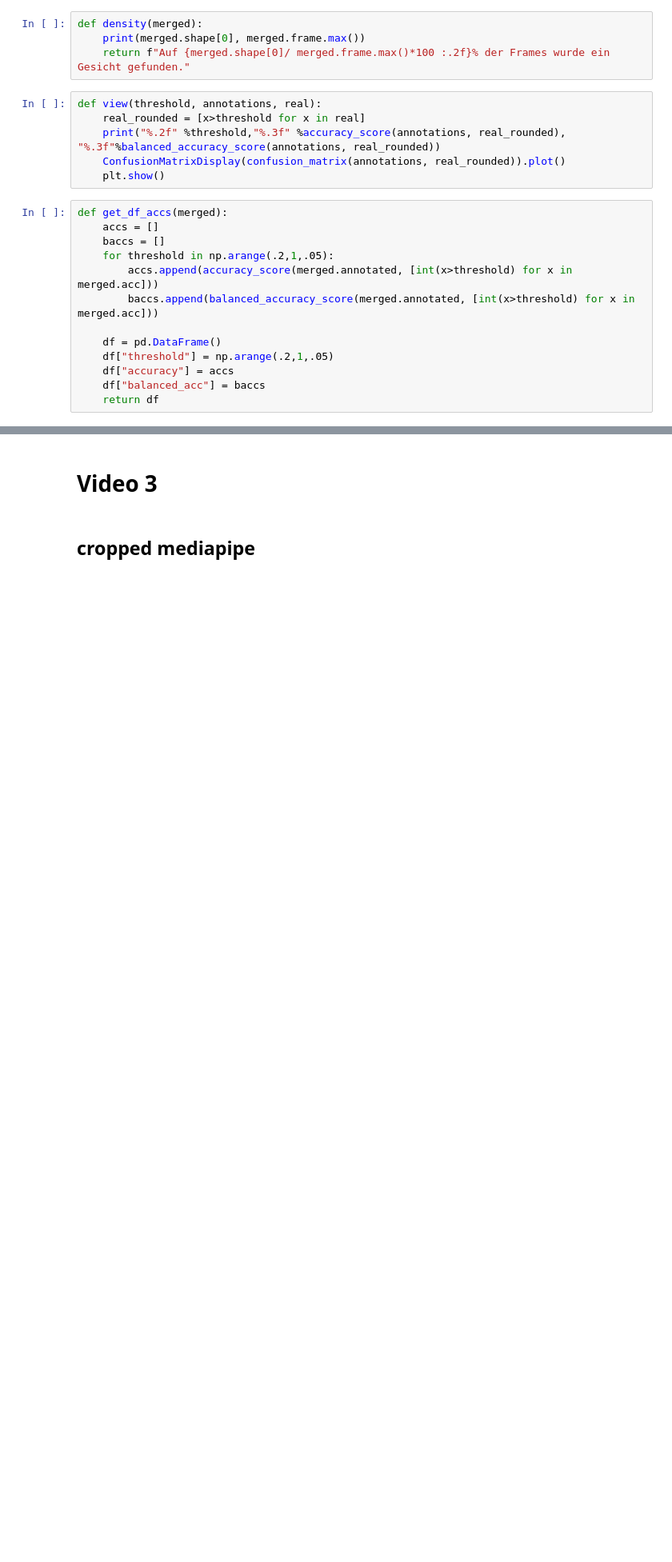
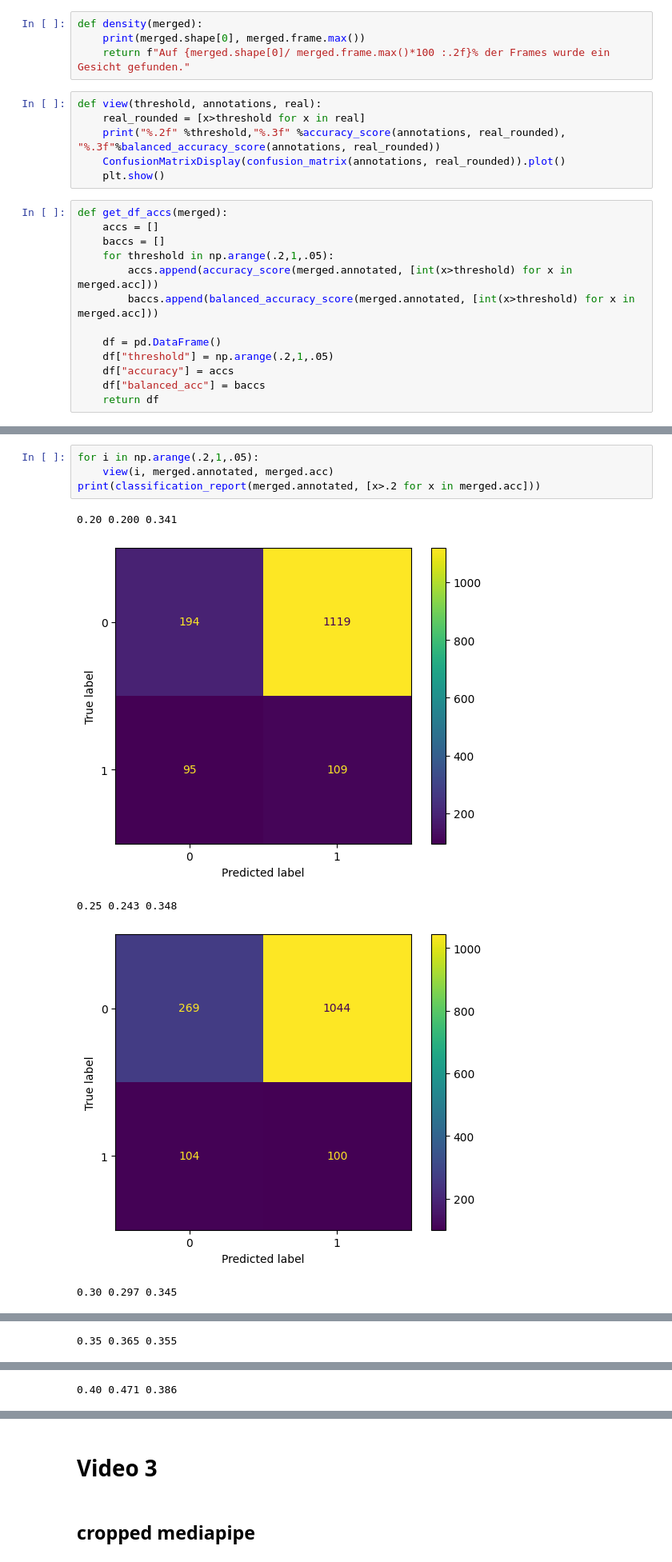
Before and after one commit to Johanniii/eye-contact-cnn, a Jupyter notebook: accuracy.ipynb, the cells around one changed output, grey strips where cells are left out. Shown at 80% size. Saved outputs shown, nothing was run; the diff lists cells and outputs as text; blank space fills up the shorter version.

```diff
--- a/accuracy.ipynb
+++ b/accuracy.ipynb
@@ -38,0 +82,10 @@ def get_df_accs(merged):
+# %%
+for i in np.arange(.2,1,.05):
+    view(i, merged.annotated, merged.acc)
+print(classification_report(merged.annotated, [x>.2 for x in merged.acc]))
+# %% [output]
+0.20 0.200 0.341
+[figure, added]
+0.25 0.243 0.348
+[figure, added]
+0.30 0.297 0.345
@@ -38,0 +93 @@ def get_df_accs(merged):
+0.35 0.365 0.355
@@ -38,0 +95 @@ def get_df_accs(merged):
+0.40 0.471 0.386
```
Also changed, not shown: parts of 16 cells of this notebook.
